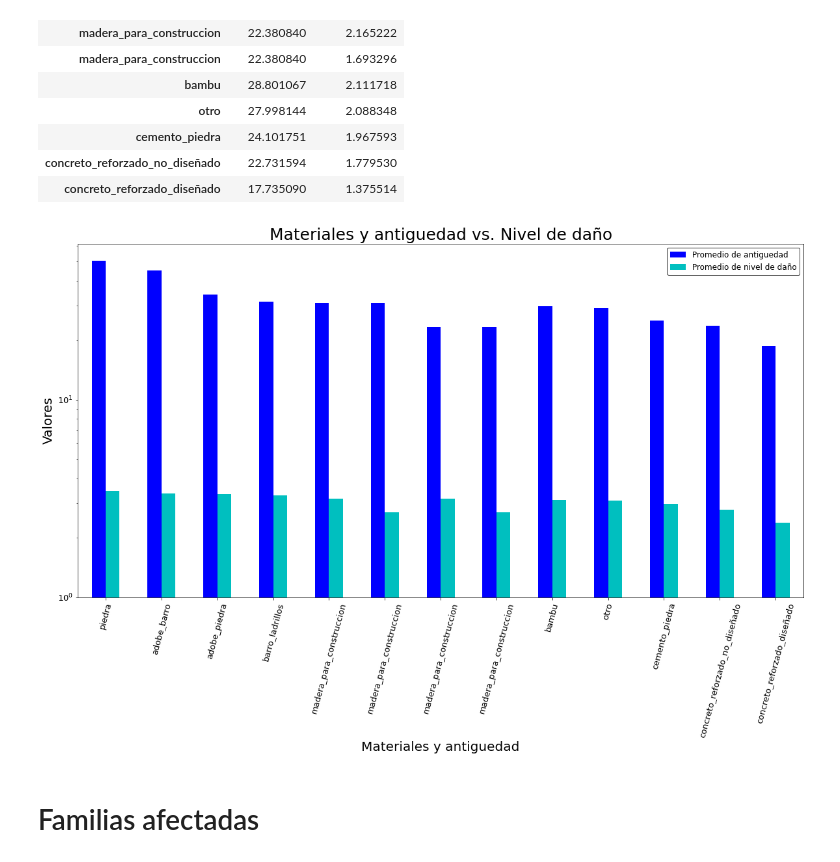
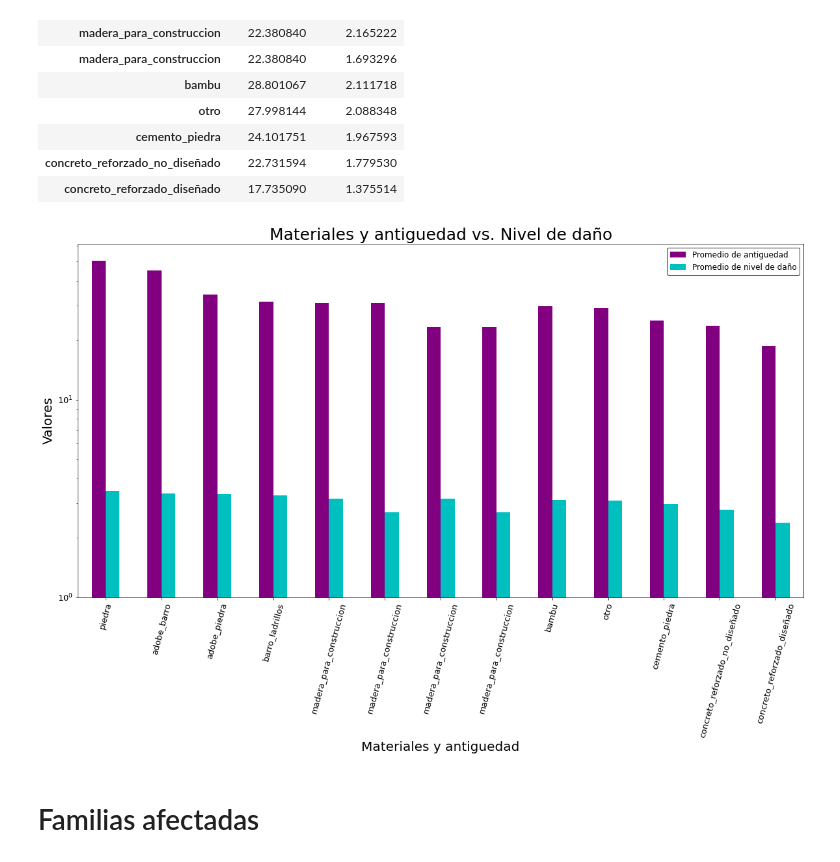
Before and after one commit to rociotarda/TP1---Datos, a Jupyter notebook: TP1_FINAL.ipynb, the cells around one changed output. Saved outputs shown, nothing was run; the diff lists cells and outputs as text; code cells hidden in the pictures.

```diff
--- a/TP1_FINAL.ipynb
+++ b/TP1_FINAL.ipynb
@@ -1128,15 +1126,15 @@ materials_age_damage_grade
 | concreto_reforzado_no_diseñado | 22.731594 | 1.779530 |
 | concreto_reforzado_diseñado | 17.735090 | 1.375514 |
 # %%
-grafico=materials_age_damage_grade.plot(kind='bar',color=['blue','c'],log=True, figsize=(20,10))
+grafico=materials_age_damage_grade.plot(kind='bar',color=['purple','c'],log=True, figsize=(20,10))
 plt.title("Materiales y antiguedad vs. Nivel de daño", size = 25)
 plt.xlabel("Materiales y antiguedad", size=20)
 plt.ylabel("Valores", size=20)
 plt.yticks(size = 13)
 plt.xticks(rotation=75, size = 13)
 leyenda=plt.legend(['Promedio de antiguedad','Promedio de nivel de daño'],frameon=True,facecolor='white',edgecolor='black')
 # %% [output]
-[figure, old version]
+[figure, new version]
 # %% [markdown]
 # Familias afectadas
 # %%
```
Also changed, not shown: parts of 24 cells of this notebook.
